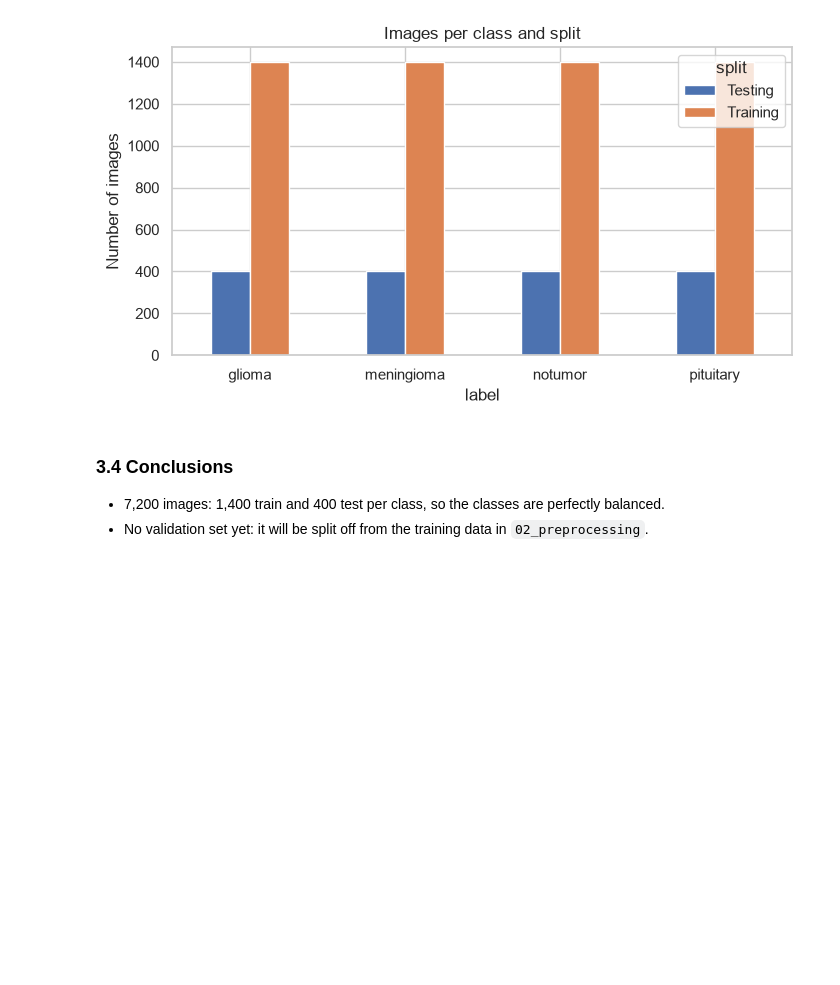
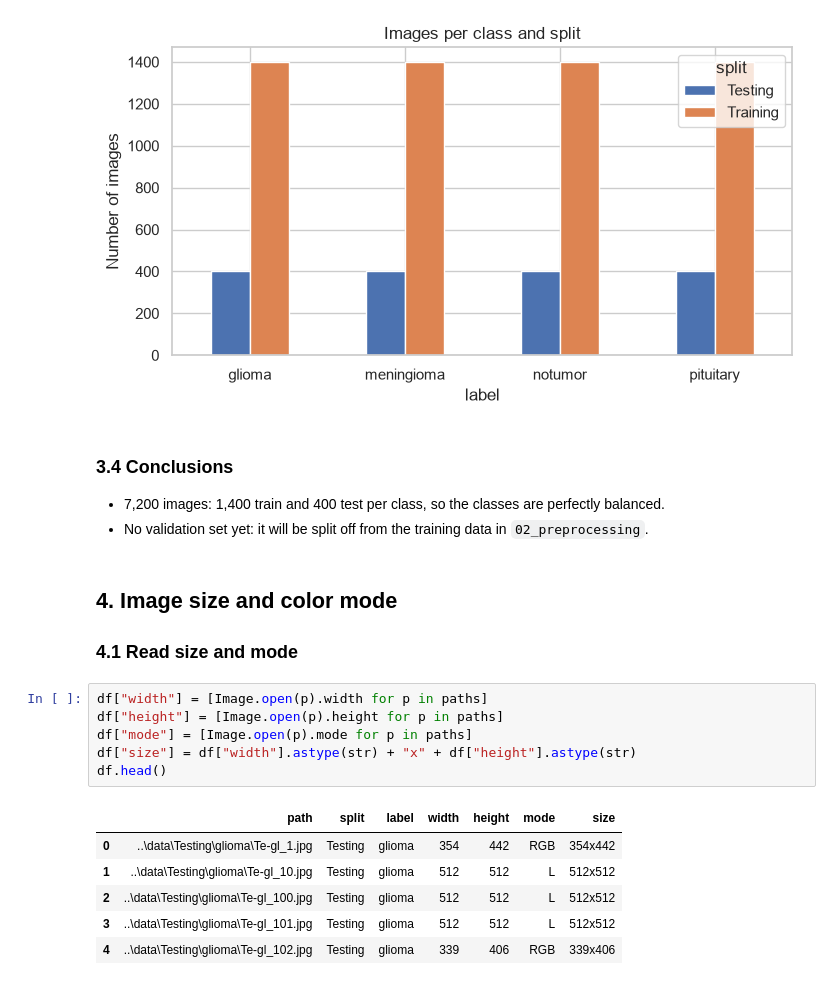
Before and after one commit to brieq/brain-tumor-mri-classification, a Jupyter notebook: notebooks/01_eda.ipynb, the cells around one changed output. Drawn from its saved outputs; the diff is of its cells as text; blank space fills up the shorter version.

```diff
--- a/notebooks/01_eda.ipynb
+++ b/notebooks/01_eda.ipynb
@@ -66,3 +66,20 @@ plt.show()
 
 - 7,200 images: 1,400 train and 400 test per class, so the classes are perfectly balanced.
 - No validation set yet: it will be split off from the training data in `02_preprocessing`.
+# %% [markdown]
+## 4. Image size and color mode
+
+### 4.1 Read size and mode
+# %%
+df["width"] = [Image.open(p).width for p in paths]
+df["height"] = [Image.open(p).height for p in paths]
+df["mode"] = [Image.open(p).mode for p in paths]
+df["size"] = df["width"].astype(str) + "x" + df["height"].astype(str)
+df.head()
+# %% [output]
+|  | path | split | label | width | height | mode | size |
+| 0 | ..\data\Testing\glioma\Te-gl_1.jpg | Testing | glioma | 354 | 442 | RGB | 354x442 |
+| 1 | ..\data\Testing\glioma\Te-gl_10.jpg | Testing | glioma | 512 | 512 | L | 512x512 |
+| 2 | ..\data\Testing\glioma\Te-gl_100.jpg | Testing | glioma | 512 | 512 | L | 512x512 |
+| 3 | ..\data\Testing\glioma\Te-gl_101.jpg | Testing | glioma | 512 | 512 | L | 512x512 |
+| 4 | ..\data\Testing\glioma\Te-gl_102.jpg | Testing | glioma | 339 | 406 | RGB | 339x406 |
```
Also changed, not shown: parts of 6 cells of this notebook.
